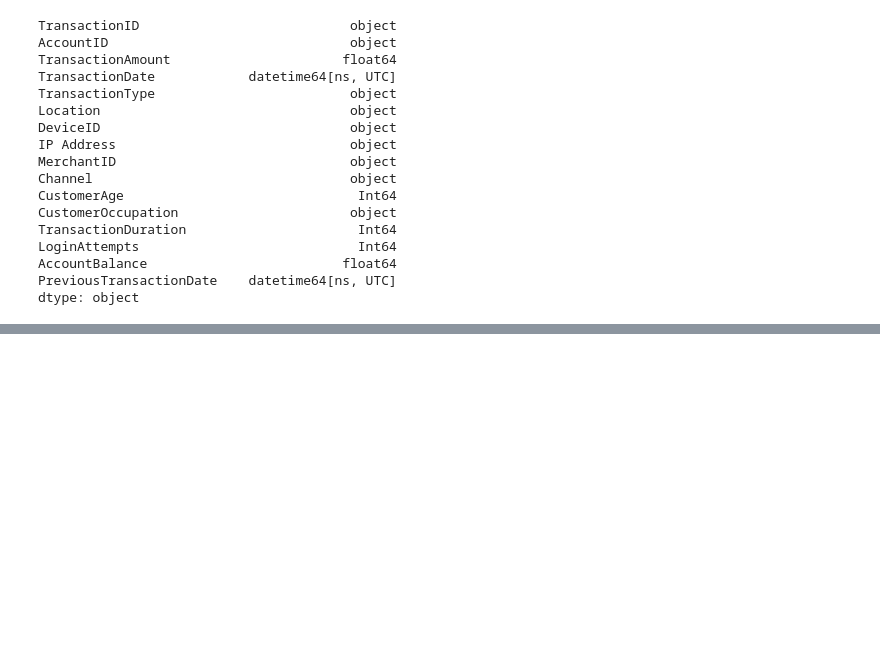
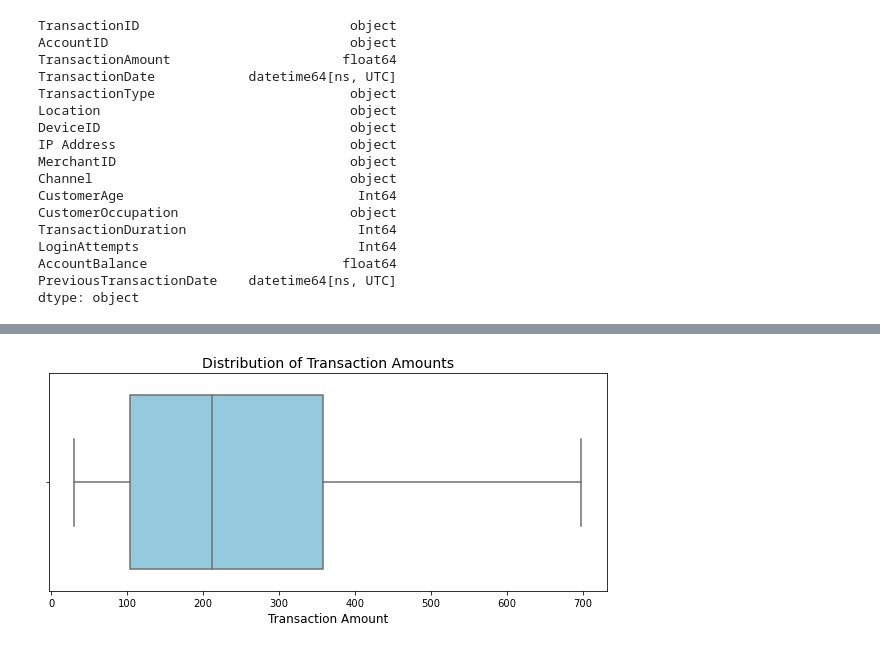
Before and after one commit to Sodiqlef/Customer-Transaction-Analysis, a Jupyter notebook: Untitled.ipynb, the cells around one changed output, grey strips where cells are left out. Drawn from its saved outputs; the diff is of its cells as text; code cells hidden in the pictures; blank space fills up the shorter version.

```diff
--- a/Untitled.ipynb
+++ b/Untitled.ipynb
@@ -98,0 +110,14 @@ for col in num_cols:
+# %%
+# Recheck distribution
+# Create figure and plot
+plt.figure(figsize=(10, 4))
+sns.boxplot(x=df["TransactionAmount"], color="skyblue")
+
+# Add title and axis labels
+plt.title("Distribution of Transaction Amounts", fontsize=14)
+plt.xlabel("Transaction Amount", fontsize=12)
+
+# Show the plot
+plt.show()
+# %% [output]
+[figure, added]
```
Also changed, not shown: parts of 17 cells of this notebook.
